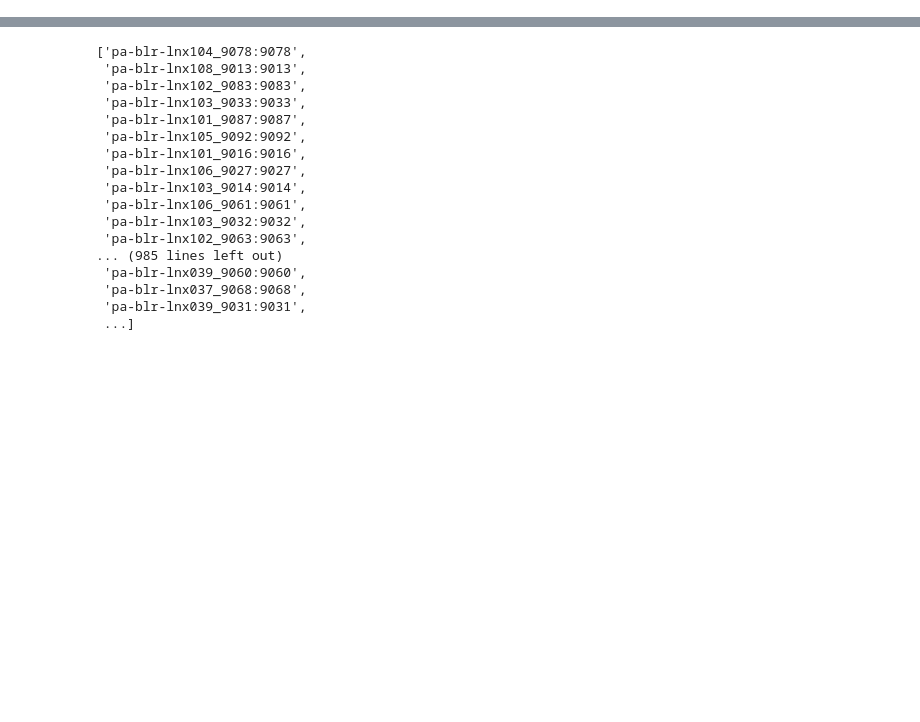
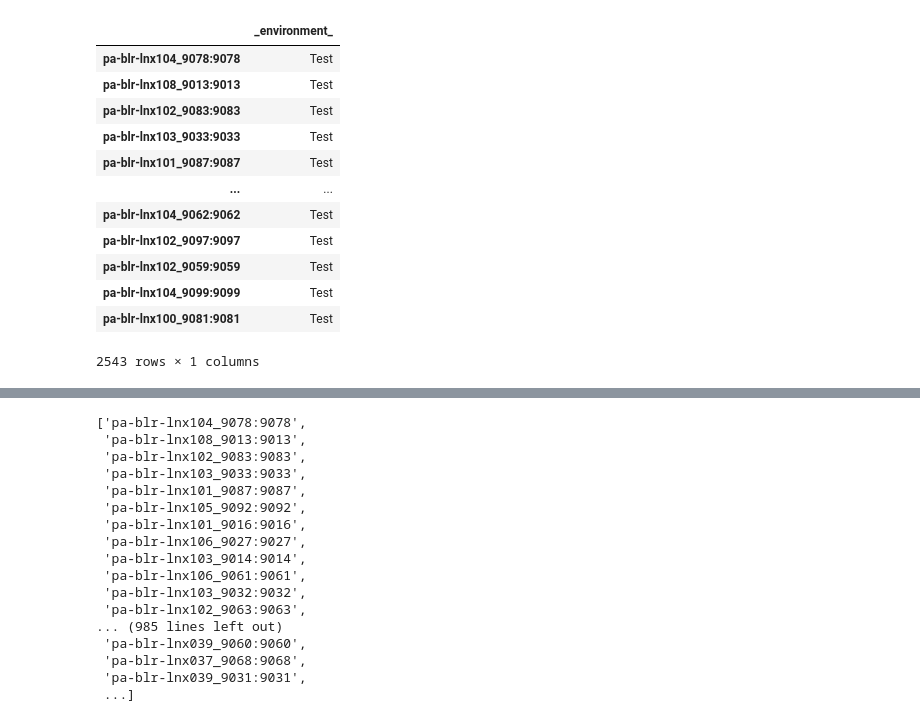
Before and after one commit to martin-tauber/thresholdMigration, a Jupyter notebook: analytics/thresholds.ipynb, the cells around one changed output, grey strips where cells are left out. Saved outputs shown, nothing was run; the diff lists cells and outputs as text; code cells hidden in the pictures; blank space fills up the shorter version.

```diff
--- a/analytics/thresholds.ipynb
+++ b/analytics/thresholds.ipynb
@@ -38,0 +31,18 @@ policyFactory = PolicyFactory("ALL", "*", "*", False, False, 399, 499, "admin",
+# %%
+d=pd.DataFrame()
+d["_environment_"]=c.loc["_environment_"][2:]
+d
+# %% [output]
+|  | _environment_ |
+| pa-blr-lnx104_9078:9078 | Test |
+| pa-blr-lnx108_9013:9013 | Test |
+| pa-blr-lnx102_9083:9083 | Test |
+| pa-blr-lnx103_9033:9033 | Test |
+| pa-blr-lnx101_9087:9087 | Test |
+| ... | ... |
+| pa-blr-lnx104_9062:9062 | Test |
+| pa-blr-lnx102_9097:9097 | Test |
+| pa-blr-lnx102_9059:9059 | Test |
+| pa-blr-lnx104_9099:9099 | Test |
+| pa-blr-lnx100_9081:9081 | Test |
+2543 rows × 1 columns
```
Also changed, not shown: parts of 13 cells of this notebook, 7 other files.
